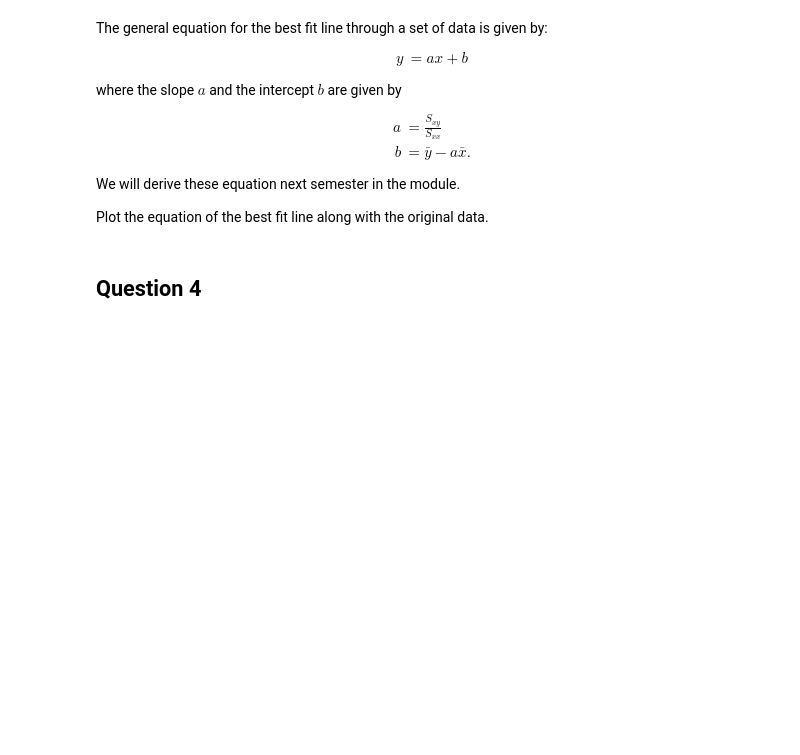
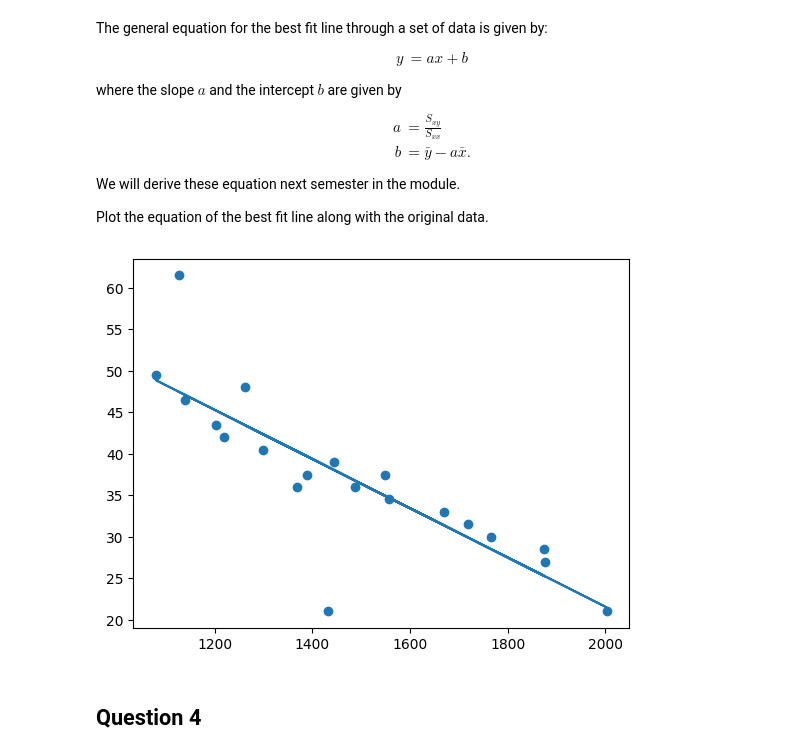
Before and after one commit to vint-j/Chemical-Engineering, a Jupyter notebook: Notebooks/CP213/Tutorial 1.ipynb, the cells around one changed output. Saved outputs shown, nothing was run; the diff lists cells and outputs as text; code cells hidden in the pictures; blank space fills up the shorter version.

```diff
--- a/Notebooks/CP213/Tutorial 1.ipynb
+++ b/Notebooks/CP213/Tutorial 1.ipynb
@@ -202,10 +202,10 @@ for i in range(len(t)):
     sx = vx*t[i]
     sy = vy*t[i]
     if sy < 0:
-        print(f'The projectile has crashed after a time of {t[i]} seconds!')
+        print(f'The projectile has crashed after a time of {t[i]*2} seconds!')
         break
-    x.append(sx)
-    y.append(sy)
+    x.append(sx*2)
+    y.append(sy*2)
 
 plt.plot(t[:len(x)],x, label='x-coordinates')
 plt.plot(t[:len(x)],y, label='y-coordinates')
@@ -242,3 +247,7 @@ The average value of $x$ and $y$, denoted by $\bar{x}$ and $\bar{y}$, respective
 where $N$ is the number of data points.
 
 Compute $\bar{x}$ and $\bar{y}$ for the data set provided.
+# %%
+xbar = (1 / len(x_dat))* sum(x_dat)
+ybar = (1 / len(y_dat))* sum(y_dat)
+print(f'xbar is {xbar}, ybar is {ybar}')
@@ -254,3 +265,17 @@ S_{xy} &= \frac{1}{N}\sum_{k=0}^{N-1}(x_k-\bar{x})(y_k-\bar{y})
 S_{yy} &= \frac{1}{N} \sum_{k=0}^{N-1}(y_k-\bar{y})^2
 \end{align*}
 Compute $S_{xx}$, $S_{xy}$, and $S_{yy}$.
+# %%
+sxxbrac = [(i - xbar)**2 for i in x_dat]
+
+c = [(i-xbar) for i in x_dat]
+d = [(j-ybar) for j in y_dat]
+sxybrac = [a*b for a,b in zip(c,d)]
+
+syybrac = [(i-ybar)**2 for i in y_dat]
+
+sxx = sum(sxxbrac) * 1 / len(x_dat)
+sxy = sum(sxybrac) * 1 / len(x_dat)
+syy = sum(syybrac) * 1 / len(y_dat)
+
+print(f'sxx = {sxx}, sxy = {sxy}, syy = {syy}')
@@ -270,6 +297,17 @@ b &= \bar{y} - a \bar{x}
 We will derive these equation next semester in the module.
 
 Plot the equation of the best fit line along with the original data.
+# %%
+a = sxy / sxx
+b = ybar - a*xbar
+
+y = [a*i + b for i in x_dat]
+
+plt.scatter(x_dat, y_dat)
+plt.plot(x_dat,y)
+plt.show()
+# %% [output]
+[figure, added]
 # %% [markdown]
 ## Question 4
 # %% [markdown]
```
Also changed, not shown: parts of 6 cells of this notebook.
